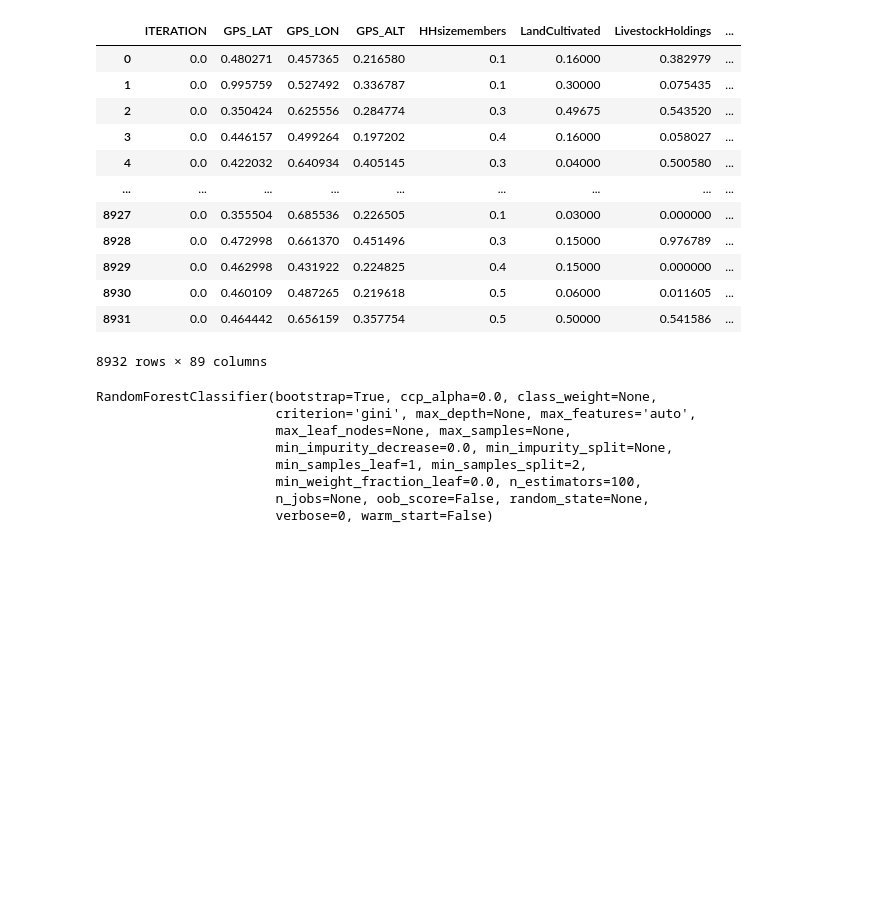
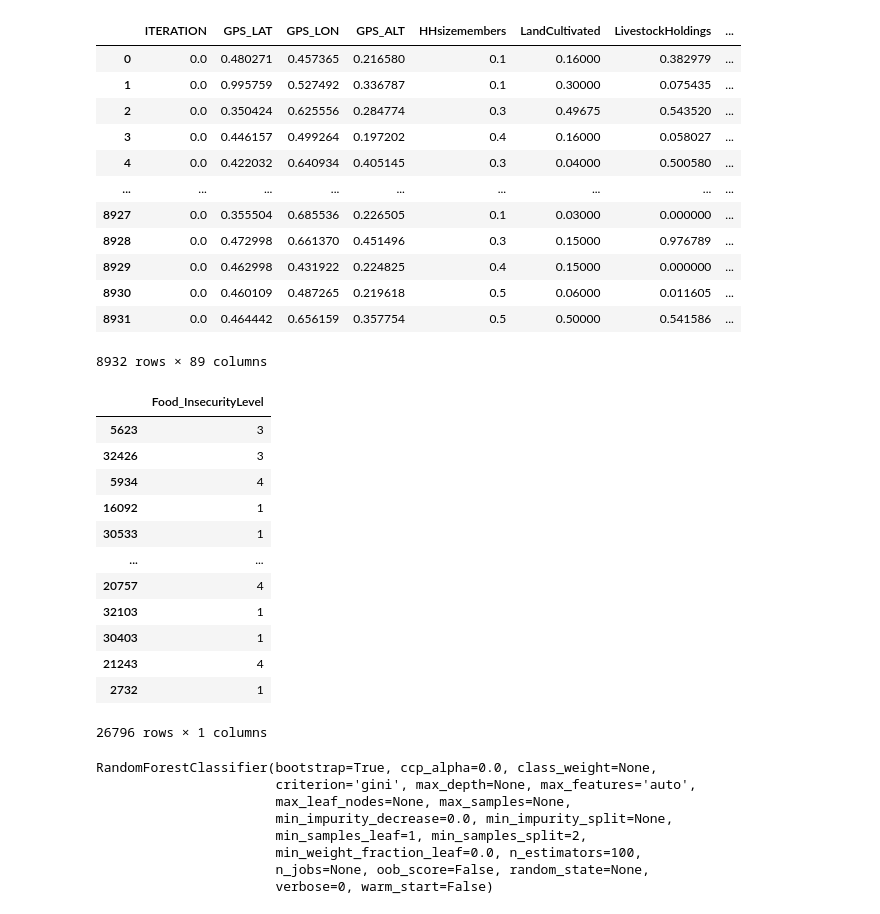
Before and after one commit to willianck/Predicting-Food-Insecurity, a Jupyter notebook: shapley_RandomForestClassifier.ipynb, the cells around one changed output. Drawn from its saved outputs; the diff is of its cells as text; code cells hidden in the pictures; blank space fills up the shorter version.

```diff
--- a/shapley_RandomForestClassifier.ipynb
+++ b/shapley_RandomForestClassifier.ipynb
@@ -109,6 +109,22 @@ test
 | 8930 | 0.0 | 0.460109 | 0.487265 | 0.219618 | 0.5 | 0.06000 | 0.011605 | ... |
 | 8931 | 0.0 | 0.464442 | 0.656159 | 0.357754 | 0.5 | 0.50000 | 0.541586 | ... |
 8932 rows × 89 columns
+# %%
+y_train
+# %% [output]
+|  | Food_InsecurityLevel |
+| 5623 | 3 |
+| 32426 | 3 |
+| 5934 | 4 |
+| 16092 | 1 |
+| 30533 | 1 |
+| ... | ... |
+| 20757 | 4 |
+| 32103 | 1 |
+| 30403 | 1 |
+| 21243 | 4 |
+| 2732 | 1 |
+26796 rows × 1 columns
 # %%
 from sklearn.discriminant_analysis import LinearDiscriminantAnalysis as LDA
 classifiers = []
```
Also changed, not shown: parts of 8 cells of this notebook.
